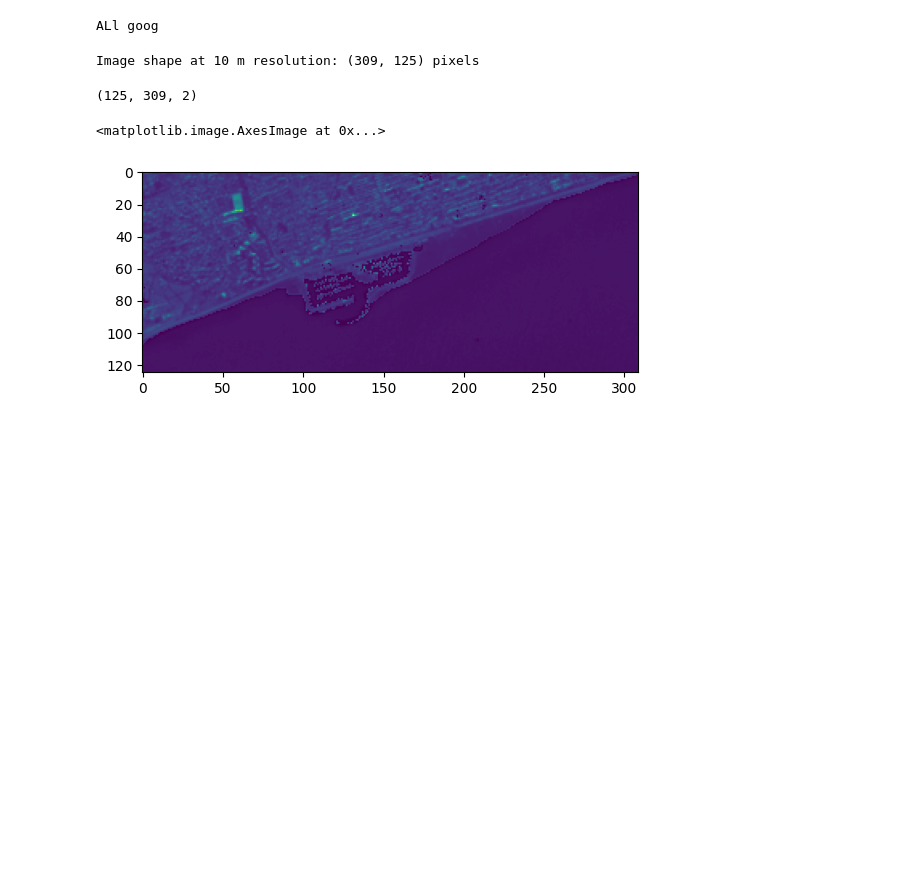
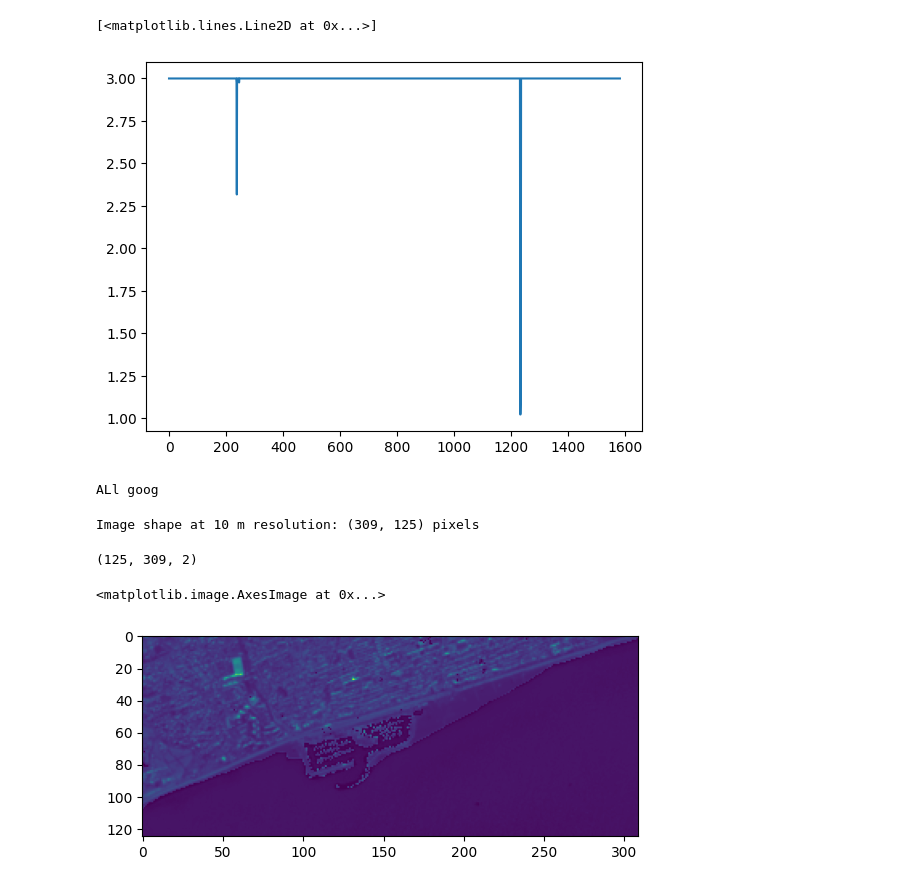
Before and after one commit to bernatGene/esparver, a Jupyter notebook: sentinelhub_experiments.ipynb, the cells around one changed output. Saved outputs shown, nothing was run; the diff lists cells and outputs as text; code cells hidden in the pictures; blank space fills up the shorter version.

```diff
--- a/sentinelhub_experiments.ipynb
+++ b/sentinelhub_experiments.ipynb
@@ -2,0 +13,5 @@ import matplotlib.pyplot as plt
+# %%
+plt.plot(np.sum(img, axis=-1)[:,0])
+# %% [output]
+[<matplotlib.lines.Line2D at 0x...>]
+[figure, added]
```
Also changed, not shown: parts of 4 cells of this notebook.
